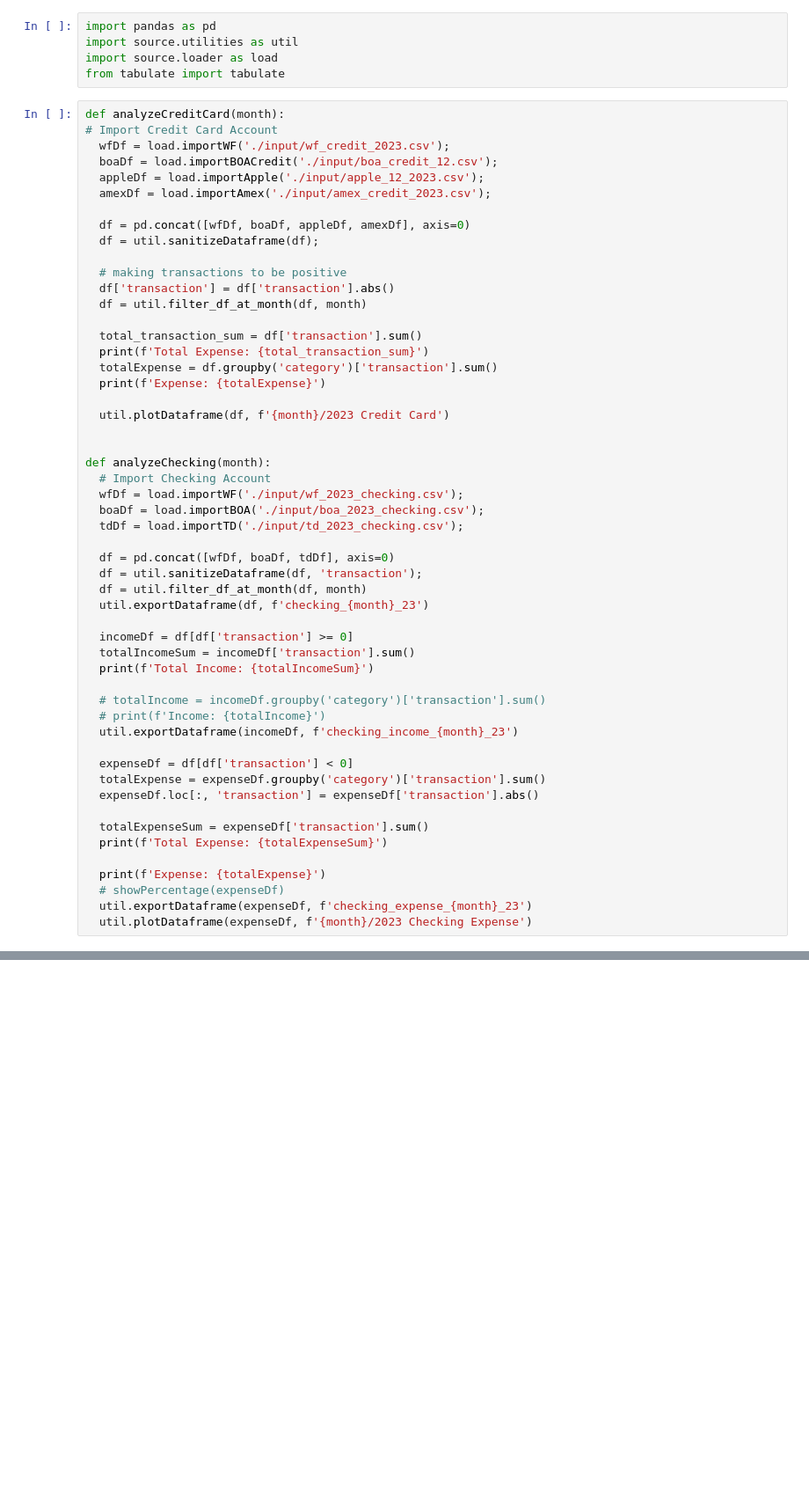
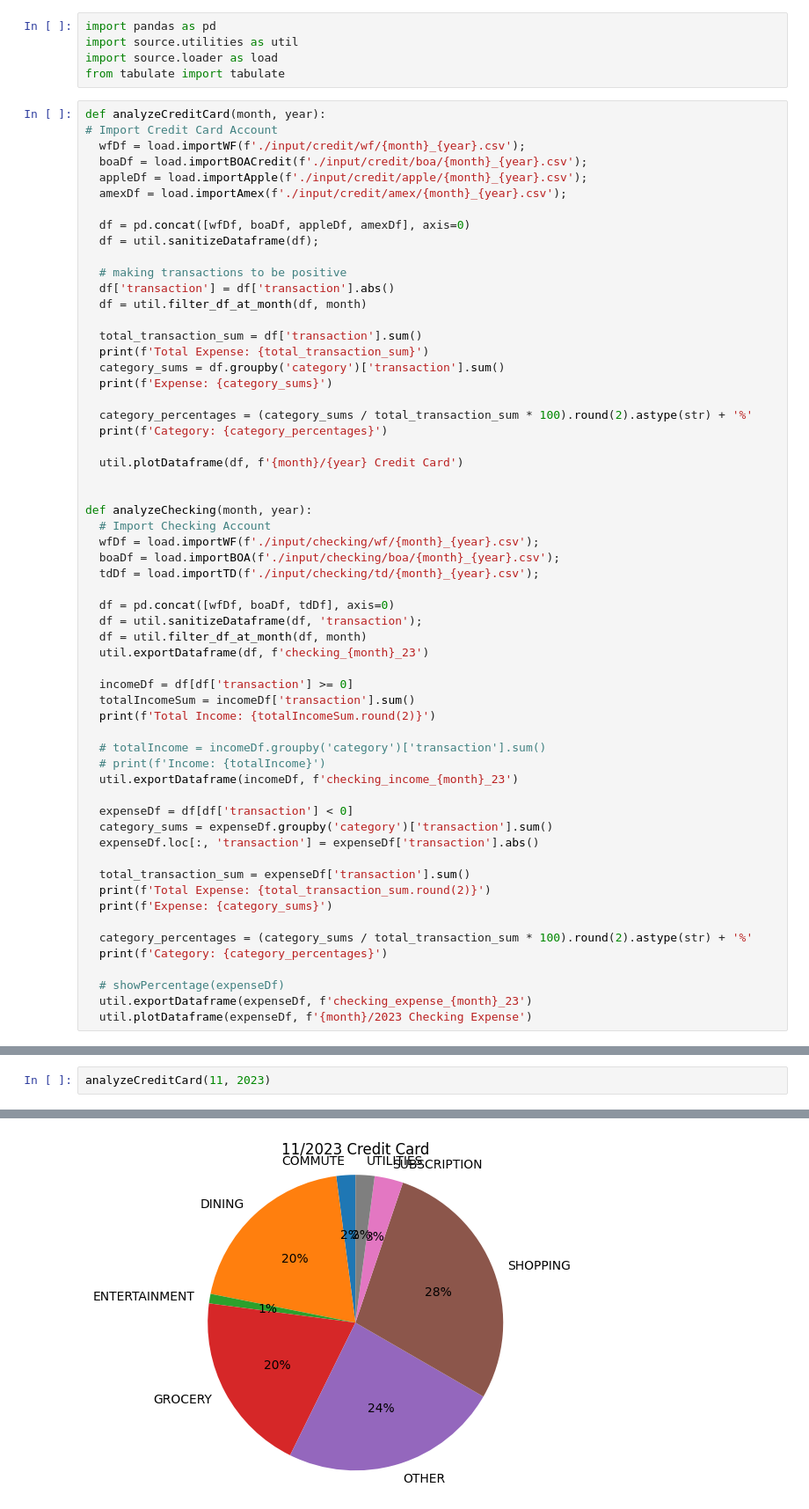
Before and after one commit to lonelytango/swiss-finance, a Jupyter notebook: analyzer.ipynb, the cells around one changed output, grey strips where cells are left out. Shown at 88% size. Cells and saved outputs as stored; diff of their text form; blank space fills up the shorter version.

Commit message:
feat: update import flow

```diff
--- a/analyzer.ipynb
+++ b/analyzer.ipynb
@@ -4,12 +4,12 @@ import source.utilities as util
 import source.loader as load
 from tabulate import tabulate
 # %%
-def analyzeCreditCard(month):
+def analyzeCreditCard(month, year):
 # Import Credit Card Account
-  wfDf = load.importWF('./input/wf_credit_2023.csv');
-  boaDf = load.importBOACredit('./input/boa_credit_12.csv');
-  appleDf = load.importApple('./input/apple_12_2023.csv');
-  amexDf = load.importAmex('./input/amex_credit_2023.csv');
+  wfDf = load.importWF(f'./input/credit/wf/{month}_{year}.csv');
+  boaDf = load.importBOACredit(f'./input/credit/boa/{month}_{year}.csv');
+  appleDf = load.importApple(f'./input/credit/apple/{month}_{year}.csv');
+  amexDf = load.importAmex(f'./input/credit/amex/{month}_{year}.csv');
 
   df = pd.concat([wfDf, boaDf, appleDf, amexDf], axis=0)
   df = util.sanitizeDataframe(df);
@@ -20,17 +20,20 @@ def analyzeCreditCard(month):
 
   total_transaction_sum = df['transaction'].sum()
   print(f'Total Expense: {total_transaction_sum}')
-  totalExpense = df.groupby('category')['transaction'].sum()
-  print(f'Expense: {totalExpense}')
+  category_sums = df.groupby('category')['transaction'].sum()
+  print(f'Expense: {category_sums}')
 
-  util.plotDataframe(df, f'{month}/2023 Credit Card')
+  category_percentages = (category_sums / total_transaction_sum * 100).round(2).astype(str) + '%'
+  print(f'Category: {category_percentages}')
+
+  util.plotDataframe(df, f'{month}/{year} Credit Card')
 
 
-def analyzeChecking(month):
+def analyzeChecking(month, year):
   # Import Checking Account
-  wfDf = load.importWF('./input/wf_2023_checking.csv');
-  boaDf = load.importBOA('./input/boa_2023_checking.csv');
-  tdDf = load.importTD('./input/td_2023_checking.csv');
+  wfDf = load.importWF(f'./input/checking/wf/{month}_{year}.csv');
+  boaDf = load.importBOA(f'./input/checking/boa/{month}_{year}.csv');
+  tdDf = load.importTD(f'./input/checking/td/{month}_{year}.csv');
 
   df = pd.concat([wfDf, boaDf, tdDf], axis=0)
   df = util.sanitizeDataframe(df, 'transaction');
@@ -39,20 +42,23 @@ def analyzeChecking(month):
 
   incomeDf = df[df['transaction'] >= 0]
   totalIncomeSum = incomeDf['transaction'].sum()
-  print(f'Total Income: {totalIncomeSum}')
+  print(f'Total Income: {totalIncomeSum.round(2)}')
 
   # totalIncome = incomeDf.groupby('category')['transaction'].sum()
   # print(f'Income: {totalIncome}')
   util.exportDataframe(incomeDf, f'checking_income_{month}_23')
 
   expenseDf = df[df['transaction'] < 0]
-  totalExpense = expenseDf.groupby('category')['transaction'].sum()
+  category_sums = expenseDf.groupby('category')['transaction'].sum()
   expenseDf.loc[:, 'transaction'] = expenseDf['transaction'].abs()
 
-  totalExpenseSum = expenseDf['transaction'].sum()
-  print(f'Total Expense: {totalExpenseSum}')
+  total_transaction_sum = expenseDf['transaction'].sum()
+  print(f'Total Expense: {total_transaction_sum.round(2)}')
+  print(f'Expense: {category_sums}')
 
-  print(f'Expense: {totalExpense}')
+  category_percentages = (category_sums / total_transaction_sum * 100).round(2).astype(str) + '%'
+  print(f'Category: {category_percentages}')
+
   # showPercentage(expenseDf)
   util.exportDataframe(expenseDf, f'checking_expense_{month}_23')
   util.plotDataframe(expenseDf, f'{month}/2023 Checking Expense')
@@ -71 +84,4 @@ Name: transaction, dtype: float64
 [figure]
+# %%
+analyzeCreditCard(11, 2023)
+# %% [output]
@@ -72,3 +105,4 @@ Name: transaction, dtype: float64
+[figure, added]
 # %%
 # Import AMEX
 amexDf = load.importAmex('./input/amex_credit_2023.csv');
```
Also changed, not shown: parts of 4 cells of this notebook, 14 other files.
